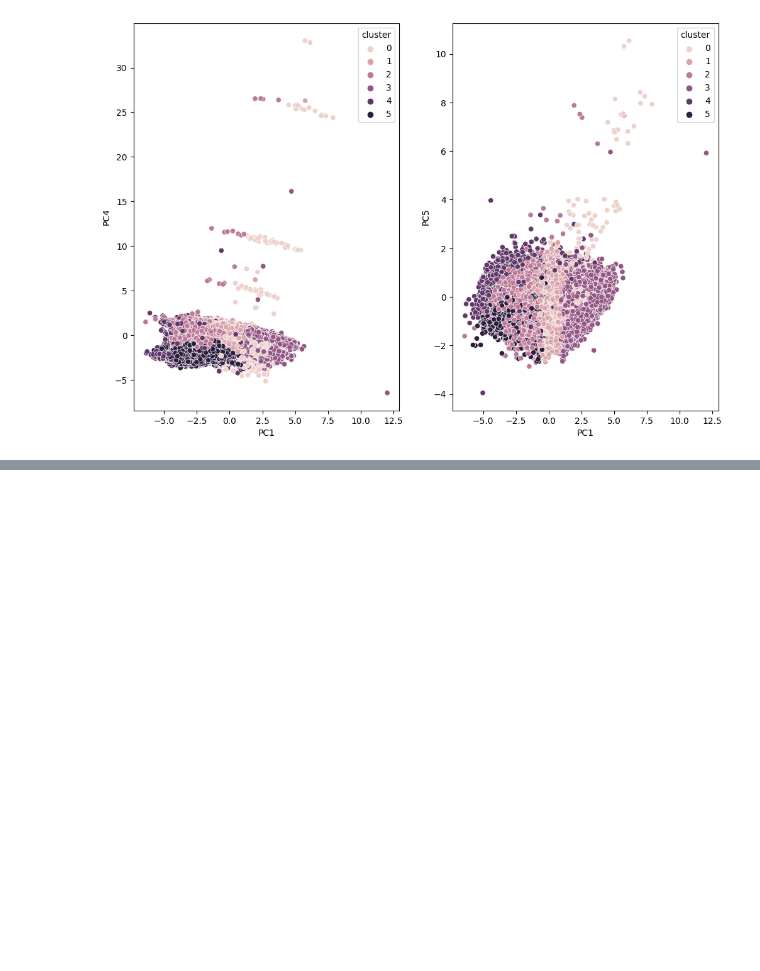
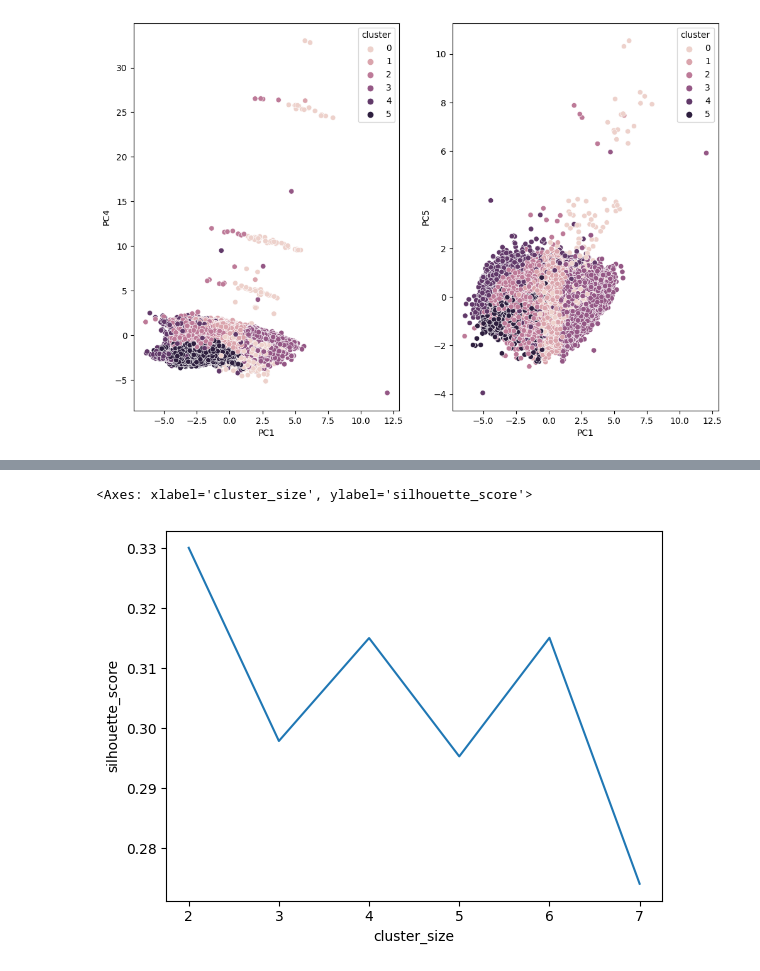
Before and after one commit to abiramvyas/US_Accidents, a Jupyter notebook: Clustering.ipynb, the cells around one changed output, grey strips where cells are left out. Cells and saved outputs as stored; diff of their text form; code cells hidden in the pictures; blank space fills up the shorter version.

Commit message:
Clustering notebook updated

```diff
--- a/Clustering.ipynb
+++ b/Clustering.ipynb
@@ -221,3 +221,7 @@ is_categorical_dtype is deprecated and will be removed in a future version. Use
 is_categorical_dtype is deprecated and will be removed in a future version. Use isinstance(dtype, CategoricalDtype) instead
 <Axes: xlabel='PC1', ylabel='PC5'>
 [figure]
+# %%
+silhouette_df = pd.DataFrame()
+silhouette_df['silhouette_score'] = silhouette_
+silhouette_df['cluster_size'] = range(2,8)
@@ -223,0 +238,7 @@ is_categorical_dtype is deprecated and will be removed in a future version. Use
+# %%
+import warnings
+warnings.filterwarnings("ignore")
+sns.lineplot(x='cluster_size', y = 'silhouette_score',data=silhouette_df)
+# %% [output]
+<Axes: xlabel='cluster_size', ylabel='silhouette_score'>
+[figure, added]
```
Also changed, not shown: parts of 3 cells of this notebook.
